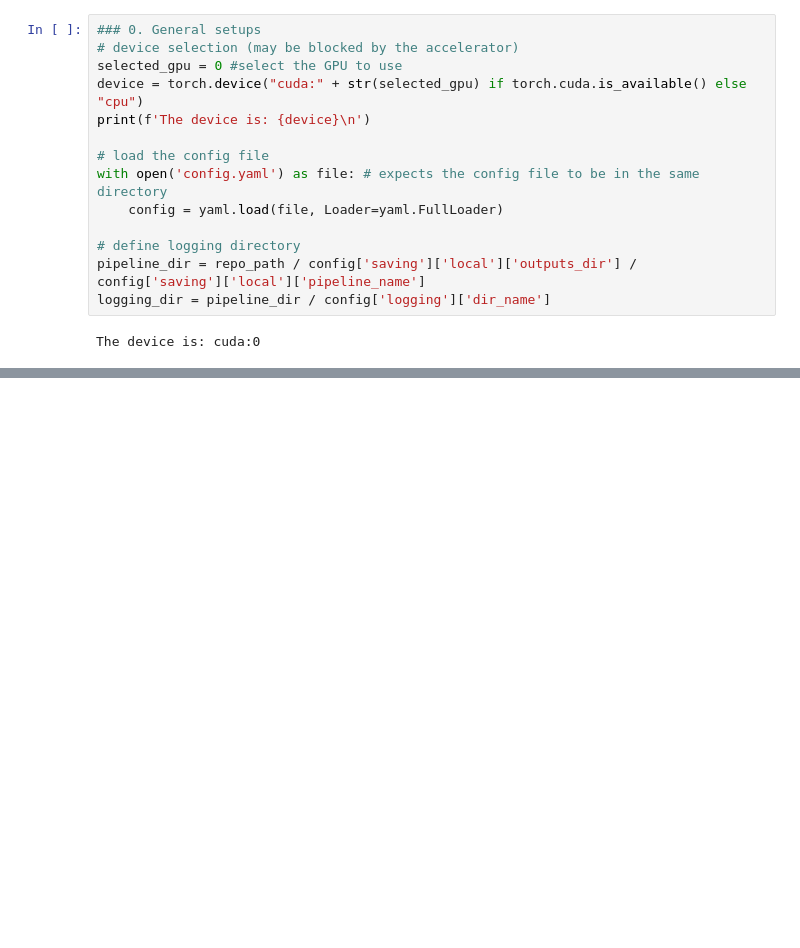
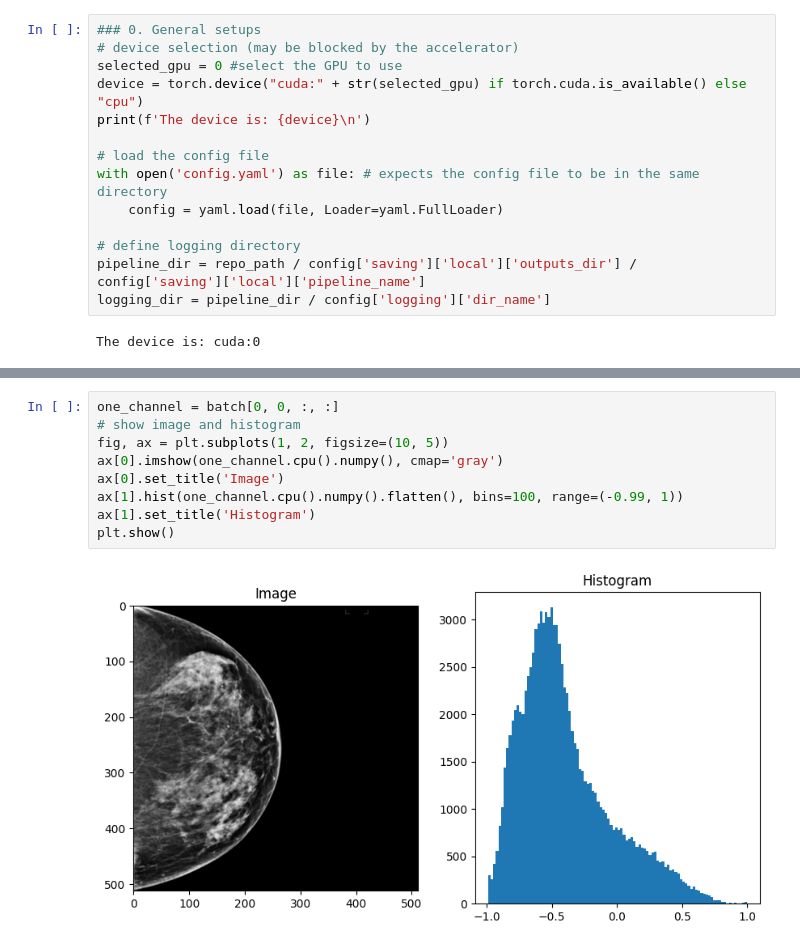
Before and after one commit to Likalto4/diffusion-models_master, a Jupyter notebook: experiments/unconditional_vae/debugging.ipynb, the cells around one changed output, grey strips where cells are left out. Cells and saved outputs as stored; diff of their text form; blank space fills up the shorter version.

```diff
--- a/experiments/unconditional_vae/debugging.ipynb
+++ b/experiments/unconditional_vae/debugging.ipynb
@@ -165,0 +335,11 @@ Mixed precision type: no
+# %%
+one_channel = batch[0, 0, :, :]
+# show image and histogram
+fig, ax = plt.subplots(1, 2, figsize=(10, 5))
+ax[0].imshow(one_channel.cpu().numpy(), cmap='gray')
+ax[0].set_title('Image')
+ax[1].hist(one_channel.cpu().numpy().flatten(), bins=100, range=(-0.99, 1))
+ax[1].set_title('Histogram')
+plt.show()
+# %% [output]
+[figure, added]
```
Also changed, not shown: parts of 8 cells of this notebook, 2 other files.
